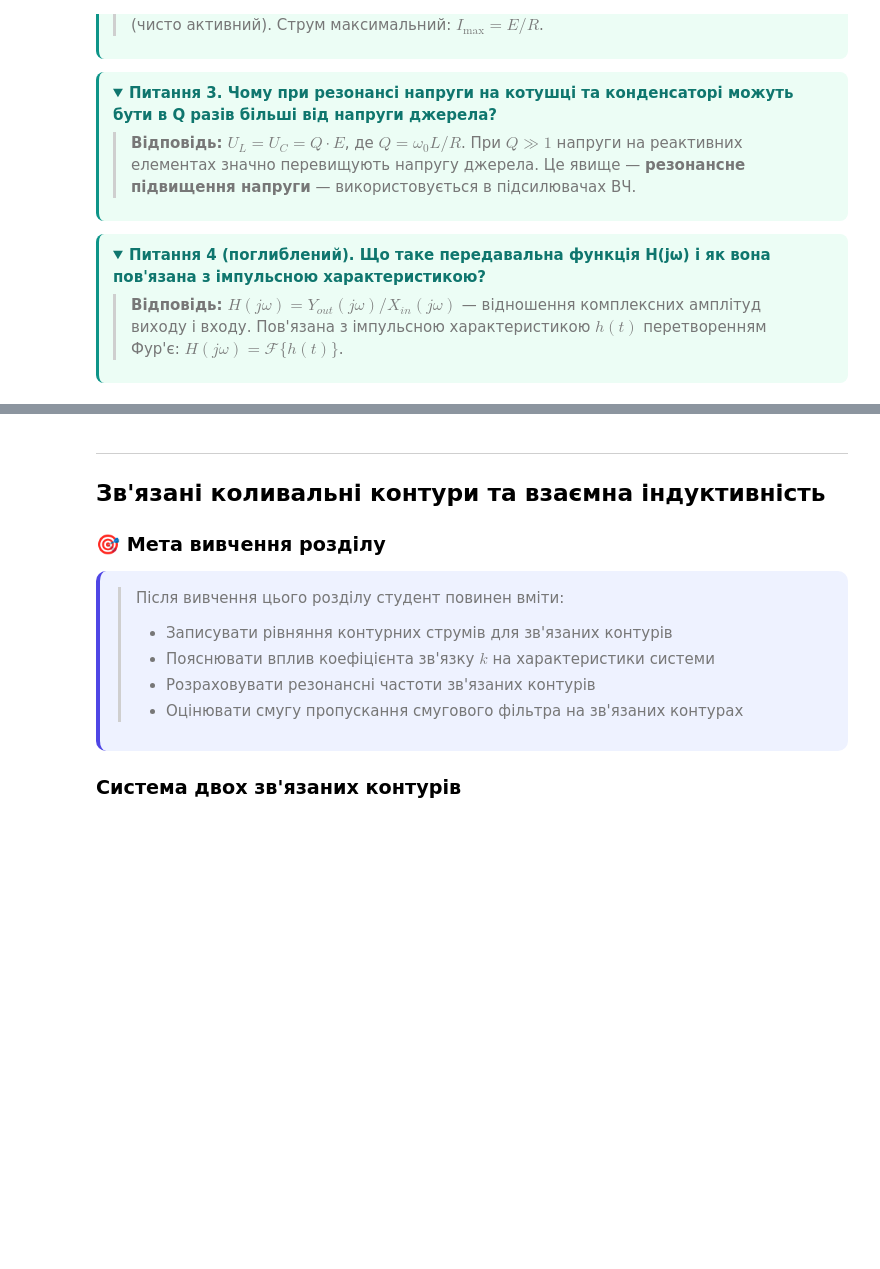
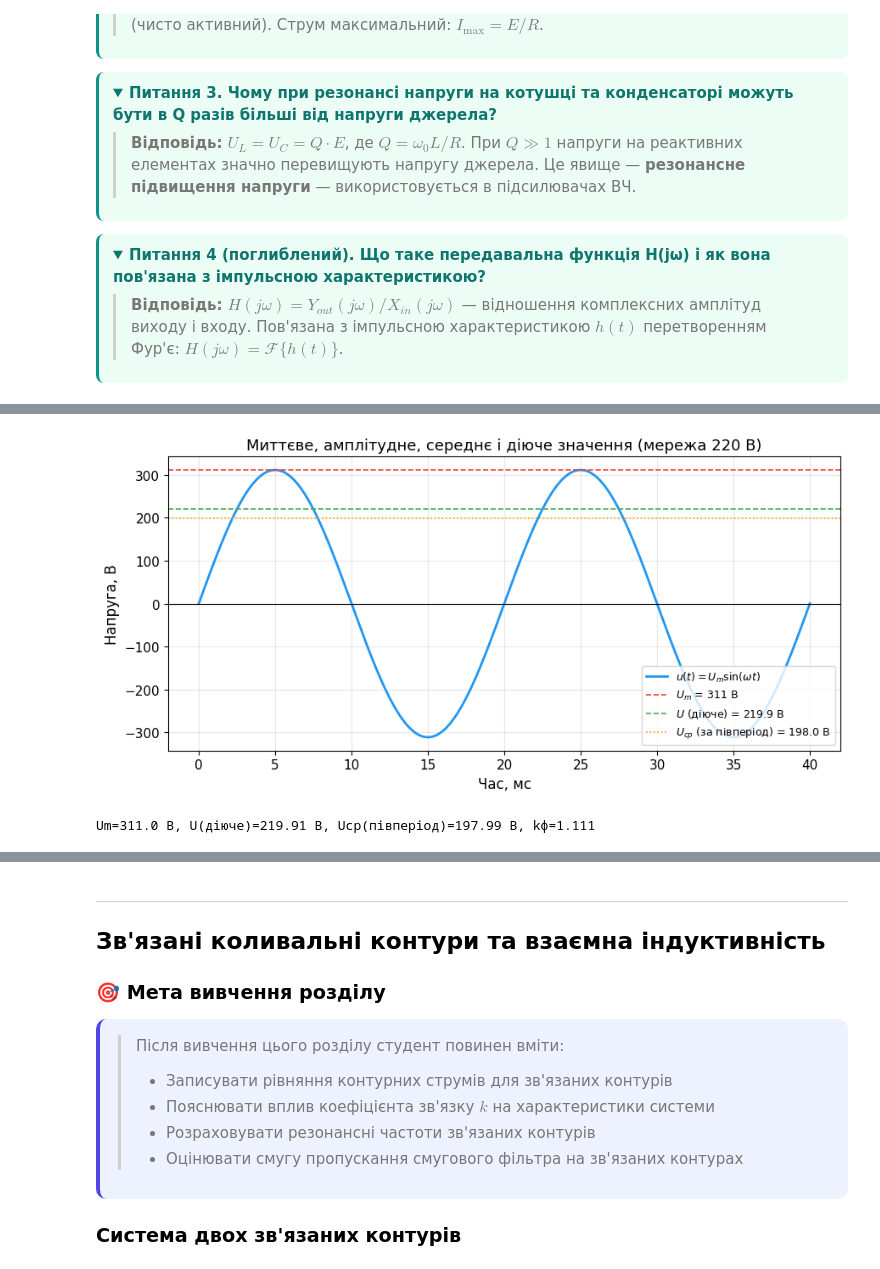
Before and after one commit to vim4all/Lectures_Basics_of_radio_electronics_in_Ukrainian, a Jupyter notebook: Основи радіотехніки_1_частина.ipynb, the cells around one changed output, grey strips where cells are left out. Drawn from its saved outputs; the diff is of its cells as text; code cells hidden in the pictures; folded sections open; blank space fills up the shorter version.

```diff
--- a/Основи радіотехніки_1_частина.ipynb
+++ b/Основи радіотехніки_1_частина.ipynb
@@ -1623,0 +2018,25 @@ $$Q = \frac{\omega_0 L}{R} = \frac{1}{\omega_0 C R} = \frac{1}{R}\sqrt{\frac{L}{
+# %%
+# Ілюстрація: миттєве, амплітудне, середньовипрямлене і діюче значення синусоїди
+Um = 311.0
+f0 = 50.0
+w0 = 2*np.pi*f0
+t = np.linspace(0, 2/f0, 1000)
+u = Um*np.sin(w0*t)
+
+U_rms = Um/np.sqrt(2)
+U_avg = 2*Um/np.pi
+
+fig, ax = plt.subplots(figsize=(9, 4.5))
+ax.plot(t*1e3, u, color='#2196F3', lw=2, label='$u(t)=U_m\\sin(\\omega t)$')
+ax.axhline(Um, color='#F44336', ls='--', lw=1.2, label=f'$U_m$ = {Um:.0f} В')
+ax.axhline(U_rms, color='#4CAF50', ls='--', lw=1.2, label=f'$U$ (діюче) = {U_rms:.1f} В')
+ax.axhline(U_avg, color='#FF9800', ls=':', lw=1.2, label=f'$U_{{ср}}$ (за півперіод) = {U_avg:.1f} В')
+ax.axhline(0, color='k', lw=0.8)
+ax.set_xlabel('Час, мс'); ax.set_ylabel('Напруга, В')
+ax.set_title('Миттєве, амплітудне, середнє і діюче значення (мережа 220 В)')
+ax.legend(loc='lower right', fontsize=9)
+plt.tight_layout(); plt.show()
+print(f'Um={Um:.1f} В, U(діюче)={U_rms:.2f} В, Uср(півперіод)={U_avg:.2f} В, kф={U_rms/U_avg:.3f}')
+# %% [output]
+[figure, added]
+Um=311.0 В, U(діюче)=219.91 В, Uср(півперіод)=197.99 В, kф=1.111
```
Also changed, not shown: parts of 58 cells of this notebook.
